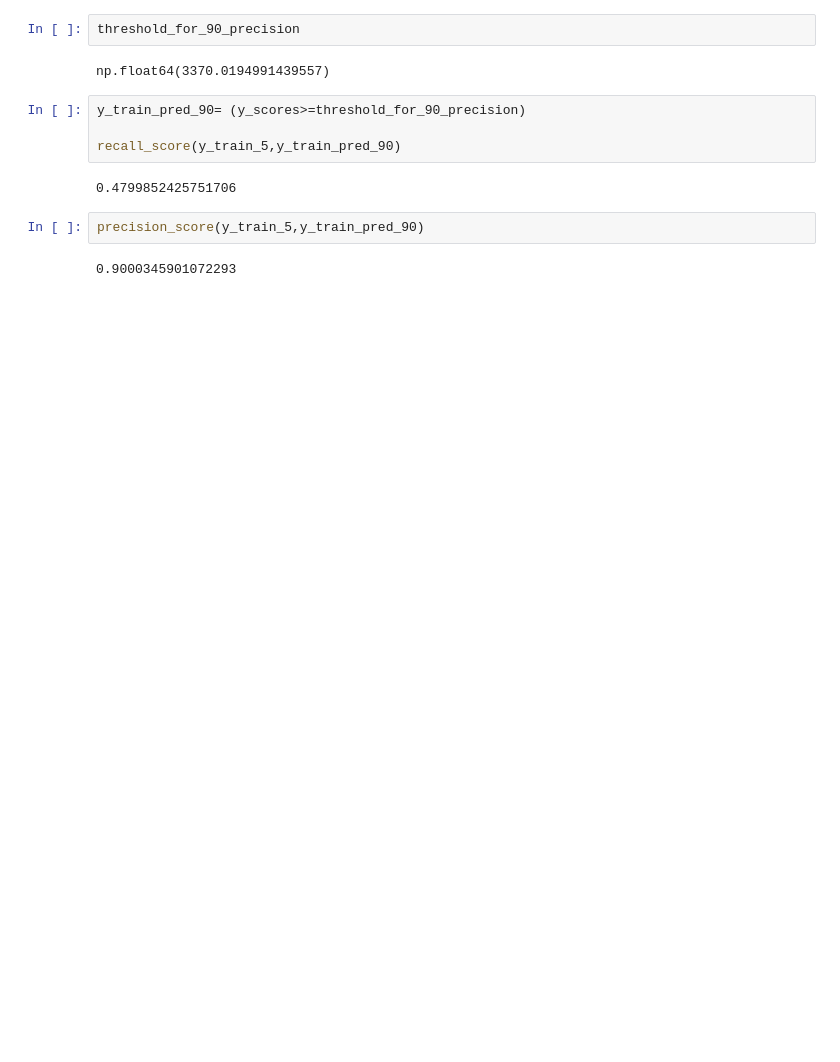
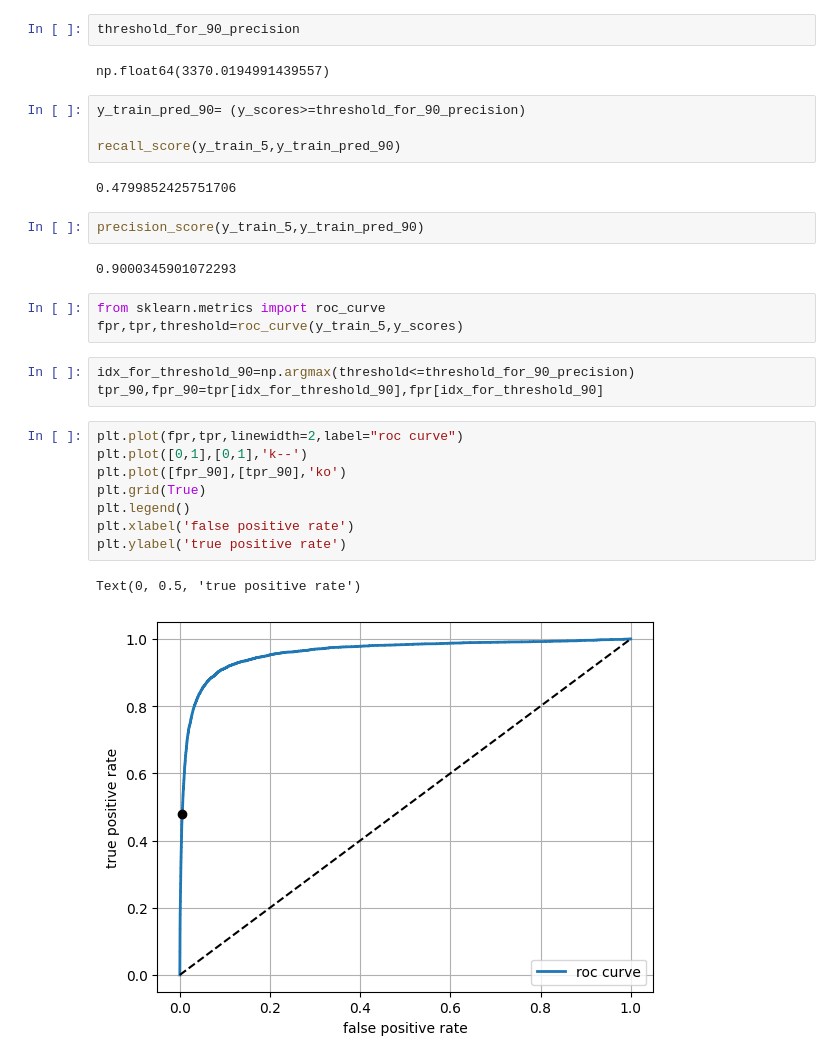
Before and after one commit to mt508/machine-learning-, a Jupyter notebook: classification.ipynb, the cells around one changed output. Cells and saved outputs as stored; diff of their text form; blank space fills up the shorter version.

```diff
--- a/classification.ipynb
+++ b/classification.ipynb
@@ -154,3 +154,20 @@ recall_score(y_train_5,y_train_pred_90)
 precision_score(y_train_5,y_train_pred_90)
 # %% [output]
 0.9000345901072293
+# %%
+from sklearn.metrics import roc_curve
+fpr,tpr,threshold=roc_curve(y_train_5,y_scores)
+# %%
+idx_for_threshold_90=np.argmax(threshold<=threshold_for_90_precision)
+tpr_90,fpr_90=tpr[idx_for_threshold_90],fpr[idx_for_threshold_90]
+# %%
+plt.plot(fpr,tpr,linewidth=2,label="roc curve")
+plt.plot([0,1],[0,1],'k--')
+plt.plot([fpr_90],[tpr_90],'ko')
+plt.grid(True)
+plt.legend()
+plt.xlabel('false positive rate')
+plt.ylabel('true positive rate')
+# %% [output]
+Text(0, 0.5, 'true positive rate')
+[figure, added]
```
Also changed, not shown: parts of 11 cells of this notebook.
